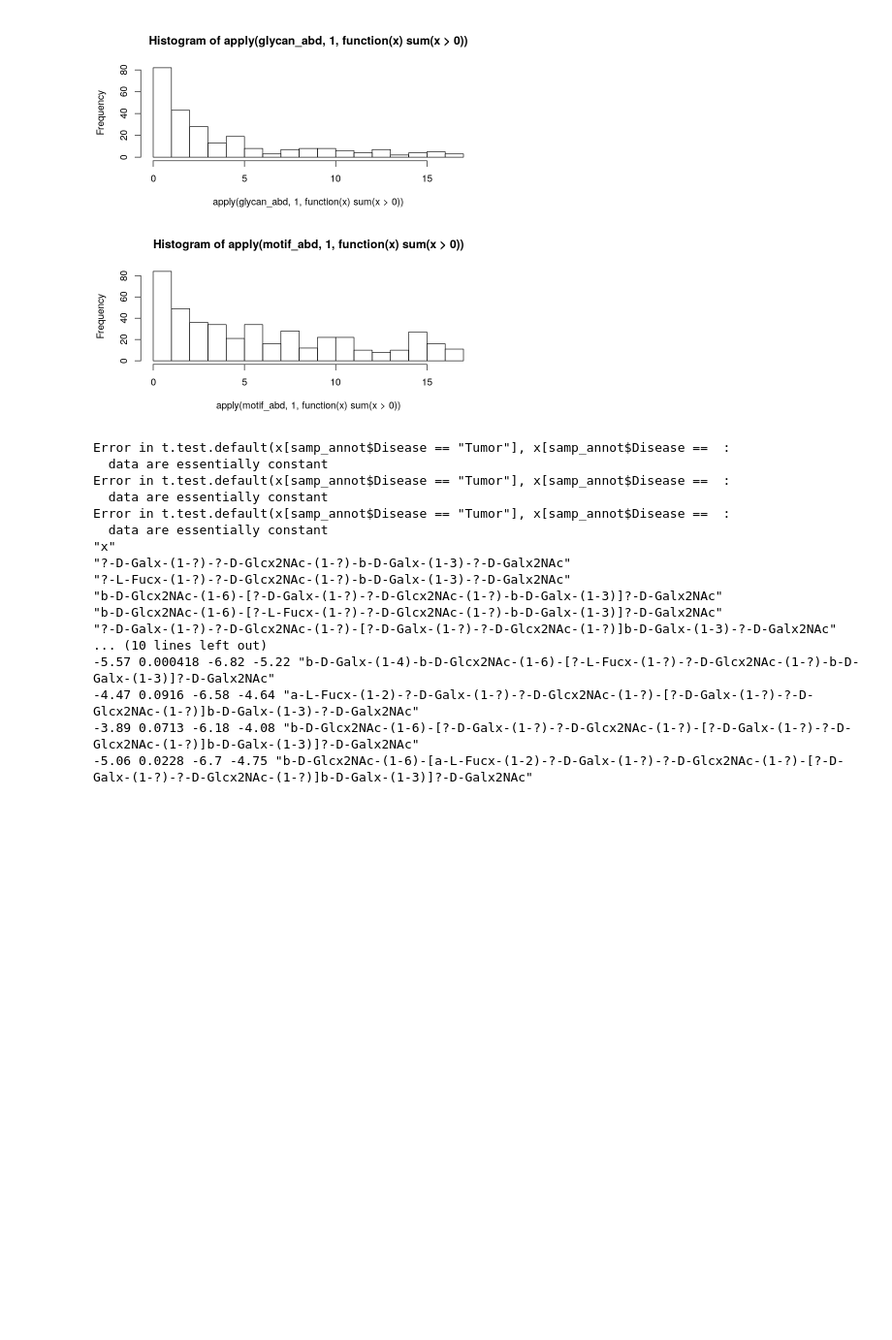
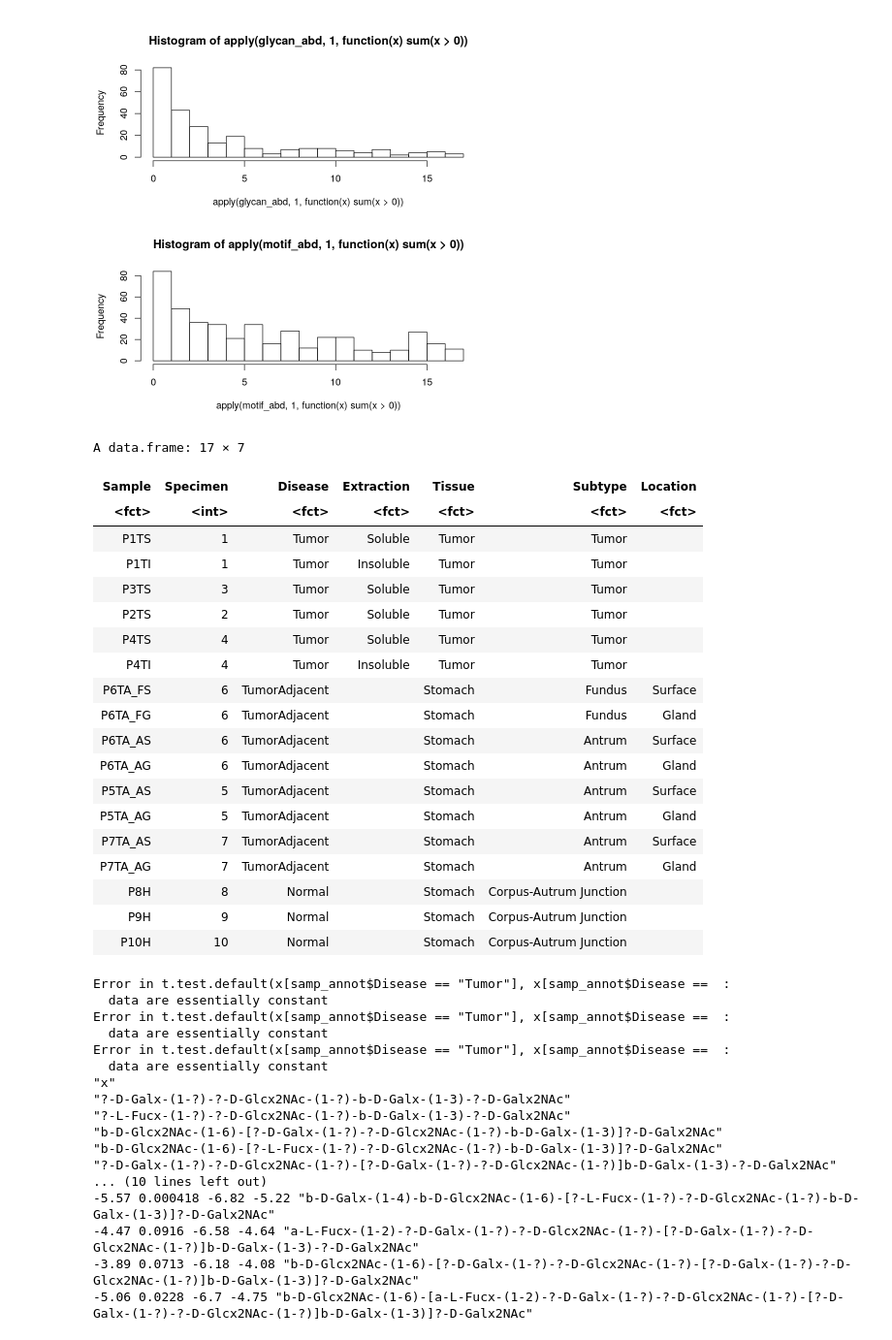
Before and after one commit to bkellman/Glycompare_examples, a Jupyter notebook: Jin2017_Mucin/Jin_Analysis-new.ipynb, the cells around one changed output. Shown at 97% size. Drawn from its saved outputs; the diff is of its cells as text; code cells hidden in the pictures; blank space fills up the shorter version.

```diff
--- a/Jin2017_Mucin/Jin_Analysis-new.ipynb
+++ b/Jin2017_Mucin/Jin_Analysis-new.ipynb
@@ -90,6 +90,29 @@ for(i in 1:2){
 }
 # %% [output]
 [figure]
+# %%
+(samp_annot)
+# %% [output]
+A data.frame: 17 × 7
+| Sample | Specimen | Disease | Extraction | Tissue | Subtype | Location |
+| <fct> | <int> | <fct> | <fct> | <fct> | <fct> | <fct> |
+| P1TS | 1 | Tumor | Soluble | Tumor | Tumor |  |
+| P1TI | 1 | Tumor | Insoluble | Tumor | Tumor |  |
+| P3TS | 3 | Tumor | Soluble | Tumor | Tumor |  |
+| P2TS | 2 | Tumor | Soluble | Tumor | Tumor |  |
+| P4TS | 4 | Tumor | Soluble | Tumor | Tumor |  |
+| P4TI | 4 | Tumor | Insoluble | Tumor | Tumor |  |
+| P6TA_FS | 6 | TumorAdjacent |  | Stomach | Fundus | Surface |
+| P6TA_FG | 6 | TumorAdjacent |  | Stomach | Fundus | Gland |
+| P6TA_AS | 6 | TumorAdjacent |  | Stomach | Antrum | Surface |
+| P6TA_AG | 6 | TumorAdjacent |  | Stomach | Antrum | Gland |
+| P5TA_AS | 5 | TumorAdjacent |  | Stomach | Antrum | Surface |
+| P5TA_AG | 5 | TumorAdjacent |  | Stomach | Antrum | Gland |
+| P7TA_AS | 7 | TumorAdjacent |  | Stomach | Antrum | Surface |
+| P7TA_AG | 7 | TumorAdjacent |  | Stomach | Antrum | Gland |
+| P8H | 8 | Normal |  | Stomach | Corpus-Autrum Junction |  |
+| P9H | 9 | Normal |  | Stomach | Corpus-Autrum Junction |  |
+| P10H | 10 | Normal |  | Stomach | Corpus-Autrum Junction |  |
 # %%
 
 min_nz=1
```
Also changed, not shown: 14 other files.
